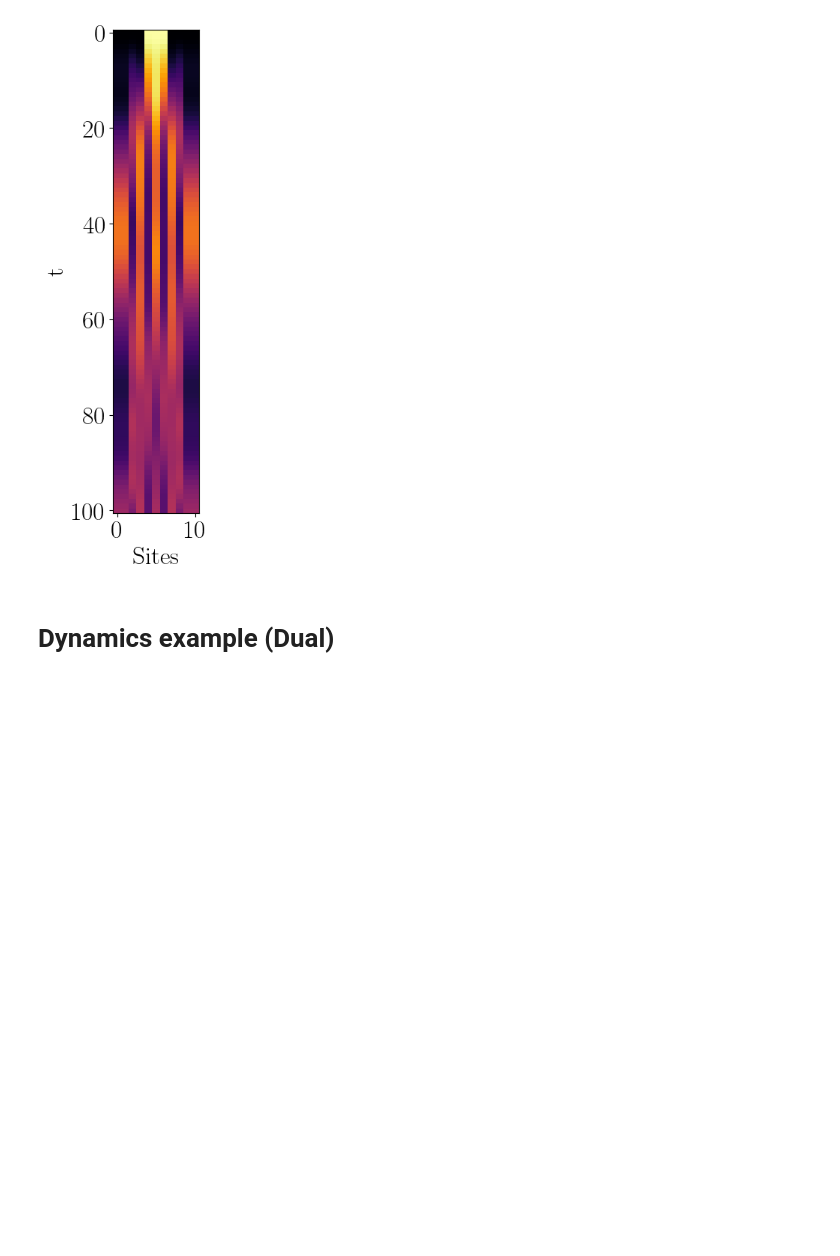
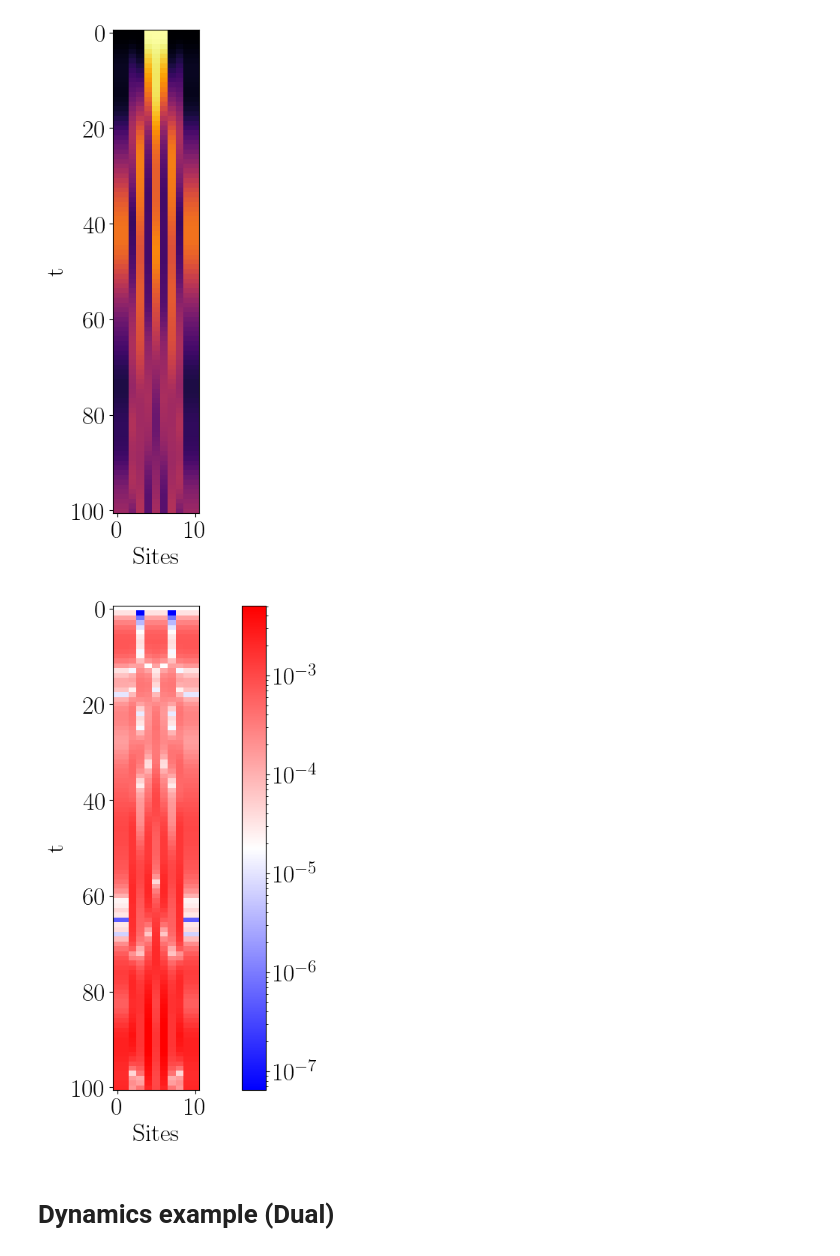
Before and after one commit to Fradm98/qs-qh, a Jupyter notebook: src/notebooks/Z2/z2chain_ed.ipynb, the cells around one changed output. Cells and saved outputs as stored; diff of their text form; code cells hidden in the pictures; blank space fills up the shorter version.

Commit message:
Added trotter discrepancies plot

```diff
--- a/src/notebooks/Z2/z2chain_ed.ipynb
+++ b/src/notebooks/Z2/z2chain_ed.ipynb
@@ -56,7 +56,7 @@ overwrite = False
 # %%
 import z2chain.exact as z2ced
 
-occupation_site_gauge_matrix = z2ced.particle_pair_quench_simulation(L, J, h, lamb, particle_pair_left_position, final_time, steps, results_filepath, overwrite=overwrite)
+exact_occupation_site_gauge_matrix = z2ced.particle_pair_quench_simulation(L, J, h, lamb, particle_pair_left_position, final_time, steps, results_filepath, overwrite=overwrite)
 # %%
 from z2chain import plotting
 
@@ -82,4 +82,4 @@ overwrite = False
 # %%
 import z2chain.exact as z2ced
 
-occupation_site_gauge_matrix = z2ced.trotter_particle_pair_quench_simulation(L, J, h, lamb, particle_pair_left_position, final_time, layers, measure_every_layers, results_filepath, overwrite=overwrite, print_mode=True)
+trotter_occupation_site_gauge_matrix = z2ced.trotter_particle_pair_quench_simulation(L, J, h, lamb, particle_pair_left_position, final_time, layers, measure_every_layers, results_filepath, overwrite=overwrite, print_mode=True)
@@ -92,5 +90,11 @@ plotting.x_t_plot(occupation_site_gauge_matrix)
 # %% [output]
 [figure]
+# %%
+from z2chain.plotting import discrepancies_plot
+
+discrepancies_plot(exact_occupation_site_gauge_matrix, trotter_occupation_site_gauge_matrix)
+# %% [output]
+[figure, added]
 # %% [markdown]
 # Dynamics example (Dual)
 # %%
```
Also changed, not shown: parts of 4 cells of this notebook.
